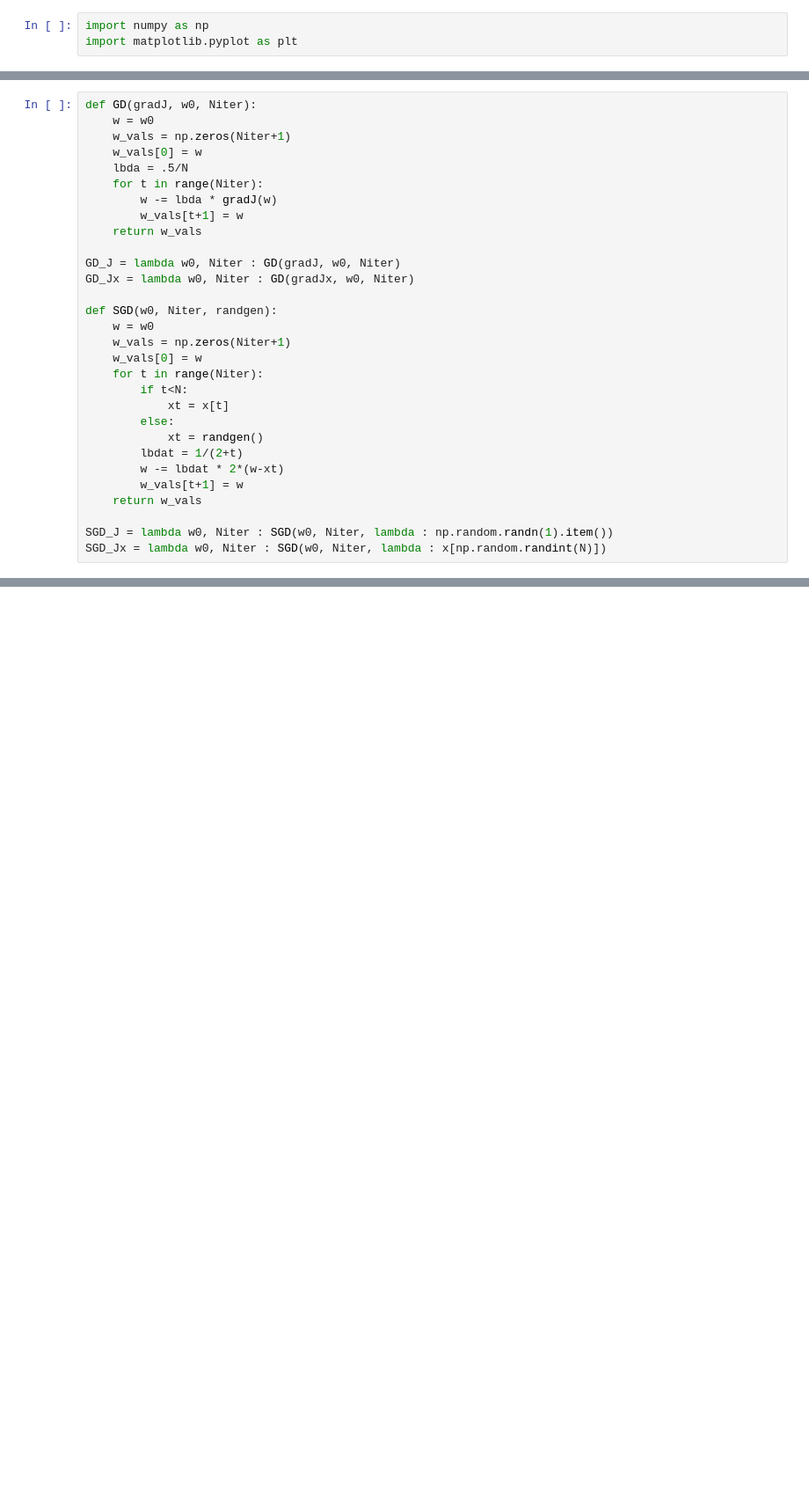
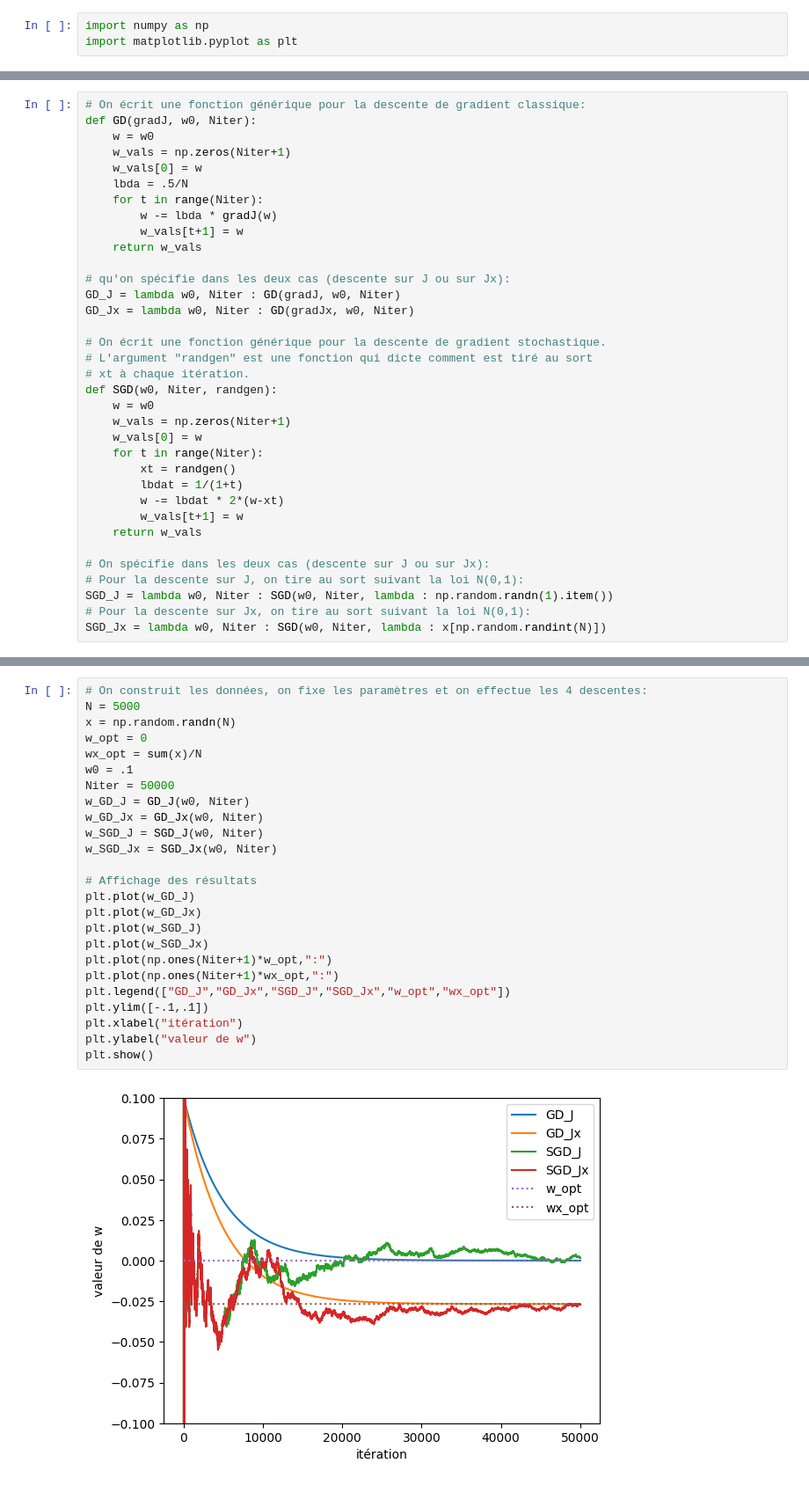
Before and after one commit to joanglaunes/algosto, a Jupyter notebook: python/exemple_SGD.ipynb, the cells around one changed output, grey strips where cells are left out. Shown at 88% size. Cells and saved outputs as stored; diff of their text form; blank space fills up the shorter version.

```diff
--- a/python/exemple_SGD.ipynb
+++ b/python/exemple_SGD.ipynb
@@ -14,6 +26,7 @@ def Jx(w):
 def gradJx(w):
     return 2*(w-wx_opt)
 # %%
+# On écrit une fonction générique pour la descente de gradient classique:
 def GD(gradJ, w0, Niter):
     w = w0
     w_vals = np.zeros(Niter+1)
@@ -24,22 +37,26 @@ def GD(gradJ, w0, Niter):
         w_vals[t+1] = w
     return w_vals
 
+# qu'on spécifie dans les deux cas (descente sur J ou sur Jx):
 GD_J = lambda w0, Niter : GD(gradJ, w0, Niter)
 GD_Jx = lambda w0, Niter : GD(gradJx, w0, Niter)
 
+# On écrit une fonction générique pour la descente de gradient stochastique.
+# L'argument "randgen" est une fonction qui dicte comment est tiré au sort
+# xt à chaque itération.
 def SGD(w0, Niter, randgen):
     w = w0
     w_vals = np.zeros(Niter+1)
     w_vals[0] = w
     for t in range(Niter):
-        if t<N:
-            xt = x[t]
-        else:
-            xt = randgen()
-        lbdat = 1/(2+t)
+        xt = randgen()
+        lbdat = 1/(1+t)
         w -= lbdat * 2*(w-xt)
         w_vals[t+1] = w
     return w_vals
 
+# On spécifie dans les deux cas (descente sur J ou sur Jx):
+# Pour la descente sur J, on tire au sort suivant la loi N(0,1):
 SGD_J = lambda w0, Niter : SGD(w0, Niter, lambda : np.random.randn(1).item())
+# Pour la descente sur Jx, on tire au sort suivant la loi N(0,1):
 SGD_Jx = lambda w0, Niter : SGD(w0, Niter, lambda : x[np.random.randint(N)])
@@ -63,0 +65,27 @@ plt.show()
+# %%
+# On construit les données, on fixe les paramètres et on effectue les 4 descentes:
+N = 5000
+x = np.random.randn(N)
+w_opt = 0
+wx_opt = sum(x)/N
+w0 = .1
+Niter = 50000
+w_GD_J = GD_J(w0, Niter)
+w_GD_Jx = GD_Jx(w0, Niter)
+w_SGD_J = SGD_J(w0, Niter)
+w_SGD_Jx = SGD_Jx(w0, Niter)
+
+# Affichage des résultats
+plt.plot(w_GD_J)
+plt.plot(w_GD_Jx)
+plt.plot(w_SGD_J)
+plt.plot(w_SGD_Jx)
+plt.plot(np.ones(Niter+1)*w_opt,":")
+plt.plot(np.ones(Niter+1)*wx_opt,":")
+plt.legend(["GD_J","GD_Jx","SGD_J","SGD_Jx","w_opt","wx_opt"])
+plt.ylim([-.1,.1])
+plt.xlabel("itération")
+plt.ylabel("valeur de w")
+plt.show()
+# %% [output]
+[figure, added]
```
Also changed, not shown: parts of 4 cells of this notebook.
